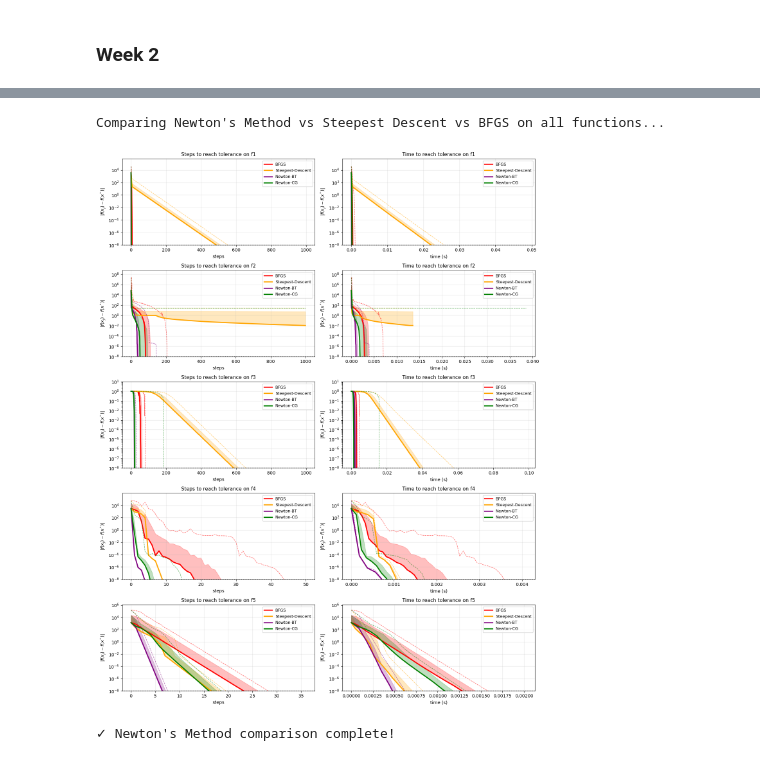
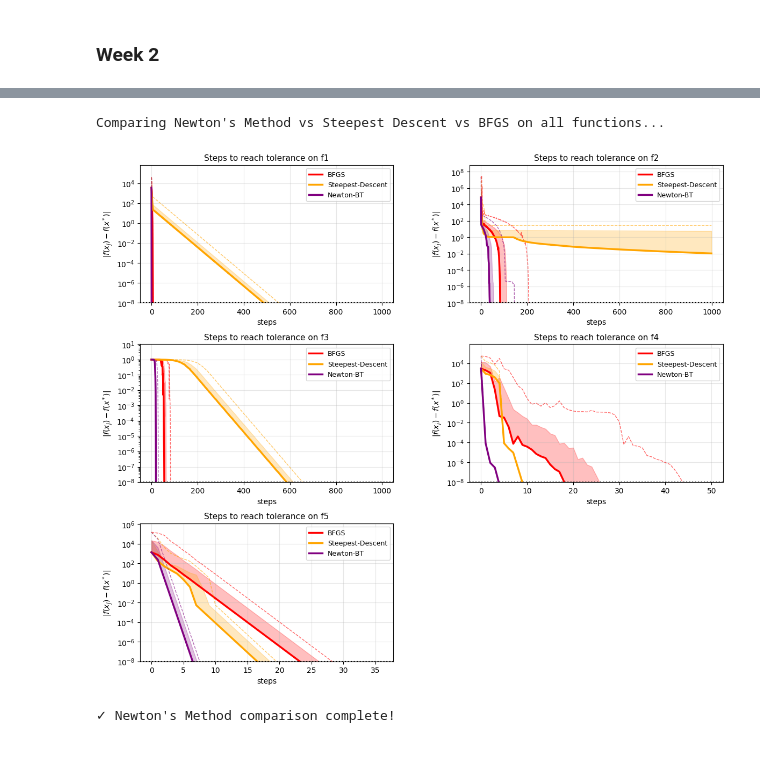
Before and after one commit to rohde01/numerical-optimization, a Jupyter notebook: Handin2/Assignment_Notebook.ipynb, the cells around one changed output, grey strips where cells are left out. Saved outputs shown, nothing was run; the diff lists cells and outputs as text; code cells hidden in the pictures.

Commit message:
prepare plot for report

```diff
--- a/Handin2/Assignment_Notebook.ipynb
+++ b/Handin2/Assignment_Notebook.ipynb
@@ -504,75 +504,64 @@ optimizers_newton = [
     ("Newton-CG", scipy_newton)
 ]
 
 # Run the testing protocol with all four optimizers
 results_newton = run_testing_protocol(function_suite_all, optimizers_newton,
                                       n_initial_points=50, max_iter=1000, epsilon=1e-8)
 
-# Plot comparison for all functions
-n_funcs = len(function_suite_all)
-fig, axes = plt.subplots(n_funcs, 2, figsize=(14, 3.5*n_funcs))
+# Plot comparison for all functions - steps only, 2x2+1 layout
+fig = plt.figure(figsize=(14, 12))
+gs = fig.add_gridspec(3, 2, hspace=0.3, wspace=0.3)
 
-colors = {'BFGS': 'red', 'Steepest-Descent': 'orange', 'Newton-BT': 'purple', 'Newton-CG': 'green'}
+colors = {'BFGS': 'red', 'Steepest-Descent': 'orange', 'Newton-BT': 'purple'}
 epsilon = 1e-8
 
+# Create axes: [0,0], [0,1], [1,0], [1,1], [2,0]
+axes = [
+    fig.add_subplot(gs[0, 0]),
+    fig.add_subplot(gs[0, 1]),
+    fig.add_subplot(gs[1, 0]),
+    fig.add_subplot(gs[1, 1]),
+    fig.add_subplot(gs[2, 0])
+]
+
 for idx, (func_name, _, _, _, _) in enumerate(function_suite_all):
-    ax_steps = axes[idx, 0]
-    ax_time = axes[idx, 1]
+    ax = axes[idx]
 
-    for opt_name in ['BFGS', 'Steepest-Descent', 'Newton-BT', 'Newton-CG']:
+    for opt_name in ['BFGS', 'Steepest-Descent', 'Newton-BT']:
         run_results = results_newton[func_name][opt_name]
         if not run_results:
             continue
 
         stats = aggregate_run_statistics(run_results)
         color = colors[opt_name]
 
-        # Plot steps
-        ax_steps.semilogy(stats['steps'], stats['median_steps'],
-                         color=color, linewidth=2.5, label=opt_name)
-        ax_steps.fill_between(stats['steps'],
-                             stats['median_steps'],
-                             stats['p75_steps'],
-                             color=color, alpha=0.25)
-        ax_steps.semilogy(stats['steps'], stats['p99_steps'],
-                         color=color, linewidth=1, linestyle='--', alpha=0.6)
-
-        # Plot time
-        ax_time.semilogy(stats['time'], stats['median_time'],
-                        color=color, linewidth=2.5, label=opt_name)
-        ax_time.fill_between(stats['time'],
-                            stats['median_time'],
-                            stats['p75_time'],
-                            color=color, alpha=0.25)
-        ax_time.semilogy(stats['time'], stats['p99_time'],
-                        color=color, linewidth=1, linestyle='--', alpha=0.6)
+        # Plot steps only
+        ax.semilogy(stats['steps'], stats['median_steps'],
+                   color=color, linewidth=2.5, label=opt_name)
+        ax.fill_between(stats['steps'],
+                       stats['median_steps'],
+                       stats['p75_steps'],
+                       color=color, alpha=0.25)
+        ax.semilogy(stats['steps'], stats['p99_steps'],
+                   color=color, linewidth=1, linestyle='--', alpha=0.6)
 
     # Add epsilon line
-    ax_steps.axhline(y=epsilon, color='black', linestyle=':', linewidth=1.5)
-    ax_time.axhline(y=epsilon, color='black', linestyle=':', linewidth=1.5)
+    ax.axhline(y=epsilon, color='black', linestyle=':', linewidth=1.5)
 
     # Set limits
-    ax_steps.set_ylim(bottom=epsilon)
-    ax_time.set_ylim(bottom=epsilon)
+    ax.set_ylim(bottom=epsilon)
 
-    # Format plots
-    ax_steps.set_xlabel('steps', fontsize=10)
-    ax_steps.set_ylabel(r'$|f(x_j) - f(x^*)|$', fontsize=10)
-    ax_steps.set_title(f'Steps to reach tolerance on {func_name}', fontsize=11)
-    ax_steps.grid(True, alpha=0.3)
-    ax_steps.legend(loc='best', fontsize=9)
+    # Format plot
+    ax.set_xlabel('steps', fontsize=10)
+    ax.set_ylabel(r'$|f(x_j) - f(x^*)|$', fontsize=10)
+    ax.set_title(f'Steps to reach tolerance on {func_name}', fontsize=11)
+    ax.grid(True, alpha=0.3)
+    ax.legend(loc='best', fontsize=9)
 
-    ax_time.set_xlabel('time (s)', fontsize=10)
-    ax_time.set_ylabel(r'$|f(x_j) - f(x^*)|$', fontsize=10)
-    ax_time.set_title(f'Time to reach tolerance on {func_name}', fontsize=11)
-    ax_time.grid(True, alpha=0.3)
-    ax_time.legend(loc='best', fontsize=9)
-
-plt.tight_layout()
 plt.show()
 
 print("\n✓ Newton's Method comparison complete!")
 # %% [output]
 Comparing Newton's Method vs Steepest Descent vs BFGS on all functions...
-[figure, old version]
+[figure, new version]
 ✓ Newton's Method comparison complete!
```
Also changed, not shown: parts of 2 cells of this notebook, 1 other file.
